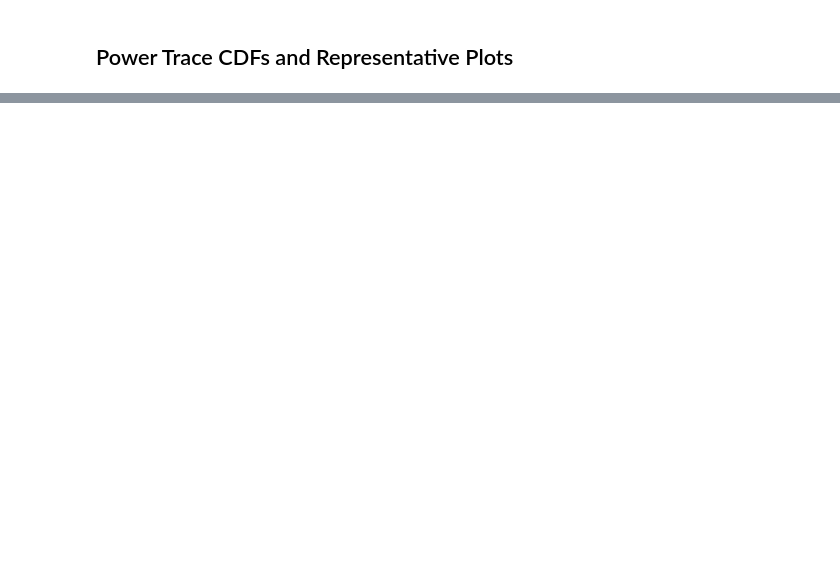
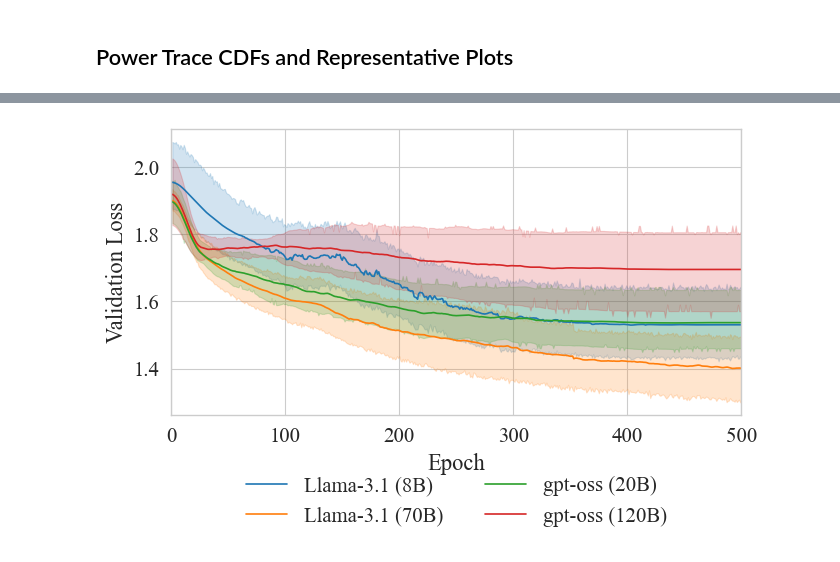
Before and after one commit to grantwilkins/powertrace-sim, a Jupyter notebook: evaluation.ipynb, the cells around one changed output, grey strips where cells are left out. Cells and saved outputs as stored; diff of their text form; code cells hidden in the pictures; blank space fills up the shorter version.

```diff
--- a/evaluation.ipynb
+++ b/evaluation.ipynb
@@ -243,0 +291,17 @@ plt.savefig(f"cdf-power-trace_{model}_{hw}_combined.pdf", bbox_inches="tight")
+# %%
+plt.figure(figsize=(7,4.8))
+sns.set_style("whitegrid")
+sns.set_context("paper", font_scale=1.7)
+matplotlib.rcParams["pdf.fonttype"] = 42
+matplotlib.rcParams["ps.fonttype"] = 42
+matplotlib.rcParams["font.family"] = "Times New Roman"
+sns.lineplot(x="epoch", y="val_loss", data=big_df, hue="Model", hue_order=["Llama-3.1 (8B)", "Llama-3.1 (70B)", "gpt-oss (20B)", "gpt-oss (120B)"])
+plt.xlabel("Epoch")
+plt.ylabel("Validation Loss")
+plt.xlim(0,500)
+plt.legend(frameon=False,bbox_to_anchor=(0.5, -0.3), loc='center', ncol=2)
+plt.tight_layout()
+# plt.ylim(1.0, 2.25)
+plt.savefig("val_loss_models.pdf", bbox_inches="tight")
+# %% [output]
+[figure, added]
```
Also changed, not shown: parts of 7 cells of this notebook, 14 other files.
